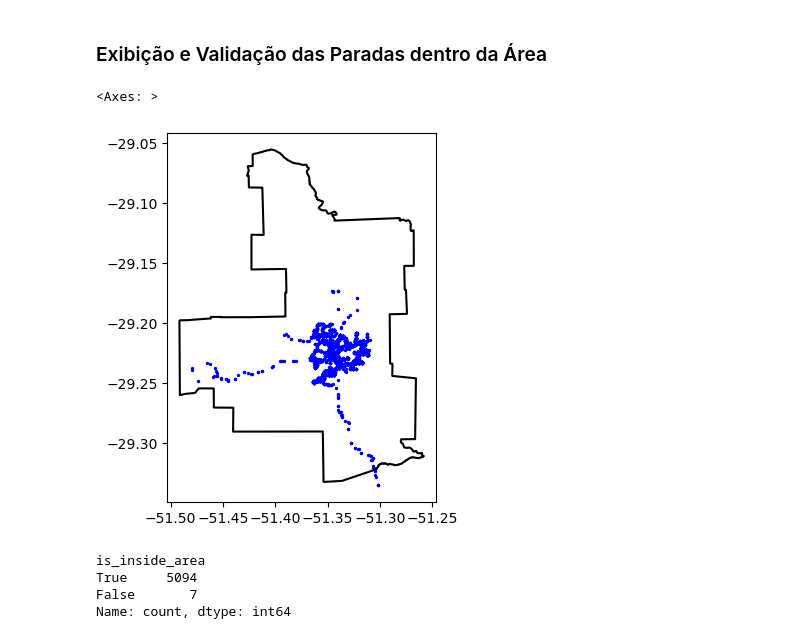
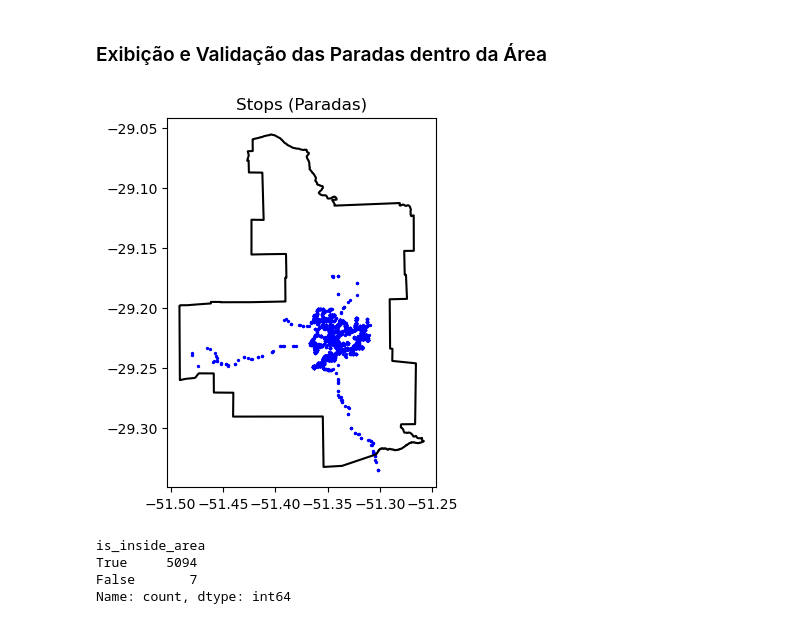
Before and after one commit to mateusolorenzatti/colletivo-data, a Jupyter notebook: notebooks/src/gps/analysis/stops.ipynb, the cells around one changed output. Drawn from its saved outputs; the diff is of its cells as text; code cells hidden in the pictures.

```diff
--- a/notebooks/src/gps/analysis/stops.ipynb
+++ b/notebooks/src/gps/analysis/stops.ipynb
@@ -60,11 +60,15 @@ plt.show()
 # %%
 gdf_farroupilha = gdf_farroupilha.to_crs(4326)
 
 ax = gdf_farroupilha.plot(color='black', edgecolor='black')
 gdf_stops.plot(ax=ax, color='blue', markersize=2)
+
+plt.title("Stops (Paradas)")
+
+fig = ax.get_figure()
+fig.savefig("/home/jovyan/work/data/output/imagem_stops.png")
 # %% [output]
-<Axes: >
-[figure, old version]
+[figure, new version]
 # %%
 def point_in_polygon(x, y, poly_coords):
     num = len(poly_coords)
```
Also changed, not shown: 2 other files.
